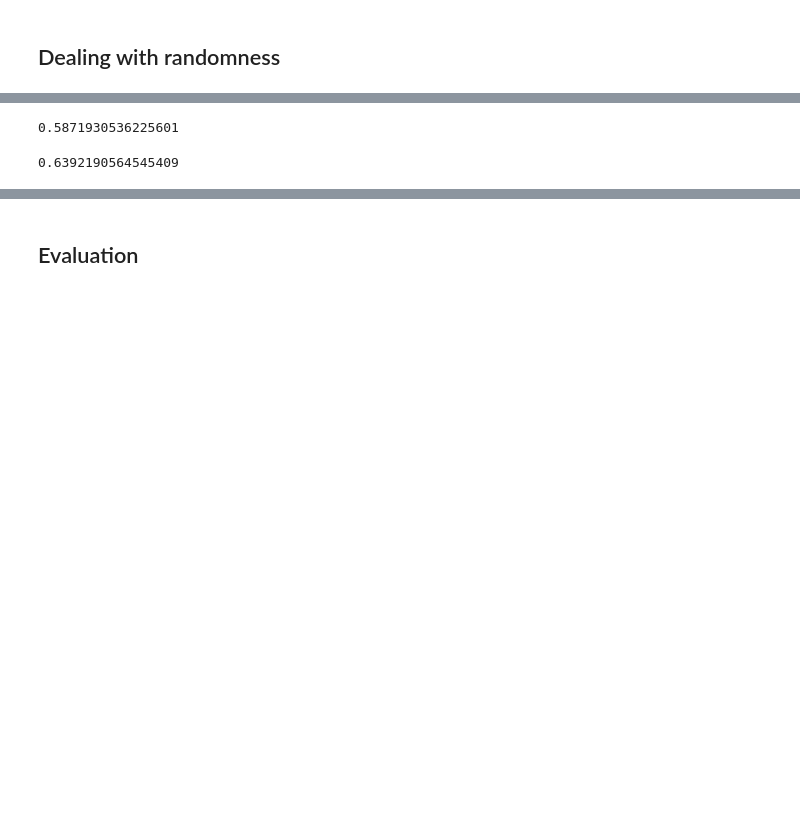
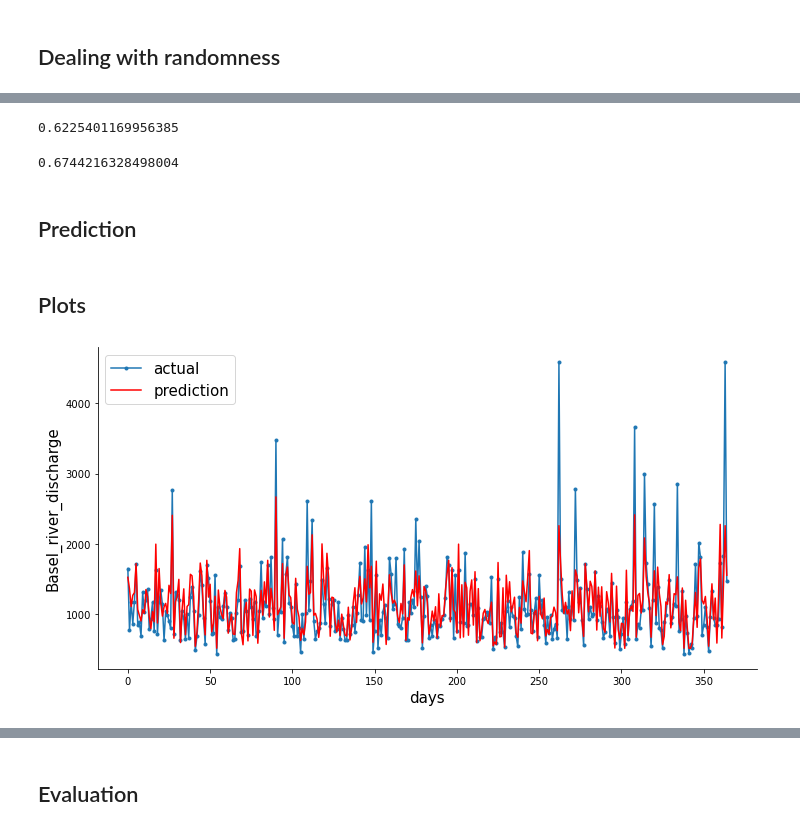
Before and after one commit to Maryam-Afshari/thesis, a Jupyter notebook: LSTM_Basel.ipynb, the cells around one changed output, grey strips where cells are left out. Drawn from its saved outputs; the diff is of its cells as text; code cells hidden in the pictures; blank space fills up the shorter version.

```diff
--- a/LSTM_Basel.ipynb
+++ b/LSTM_Basel.ipynb
@@ -438,18 +479,54 @@ array(None, dtype=object)
 # %%
-# ave NSE
-# I will save the tunned model nse with _ave in the name
-nse = np.array(nse)
-np.save('nse_basel_ave.npy', nse, allow_pickle=True)
+# save NSE
+# hypertunned model nse with _ave in the name
+
+# nse = np.array(nse)
+# np.save('nse_basel_ave_30_2.npy', nse, allow_pickle=True)
 
 # best so far is nse_basel_3
-nse_loaded = np.load('nse_basel_ave.npy',allow_pickle=True)
-np.nanmean(nse_loaded)
+nse_loaded = np.load('nse_basel_ave_30_2.npy',allow_pickle=True)
+np.mean(nse_loaded)
+
+# sd of nse
 # %% [output]
-0.5871930536225601
+0.6225401169956385
 # %%
-# ave KGE
-np.save('kge_basel_ave.npy', kge, allow_pickle=True)
-kge_loaded = np.load('kge_basel_ave.npy',allow_pickle=True)
-np.nanmean(kge_loaded)
+# save KGE
+# hypertunned model nse with _ave in the name
+
+# kge = np.array(kge)
+# np.save('kge_basel_ave_30_2.npy', kge, allow_pickle=True)
+
+kge_loaded = np.load('kge_basel_ave_30_2.npy',allow_pickle=True)
+np.mean(kge_loaded)
+
+# sd of KGE
 # %% [output]
-0.6392190564545409
+0.6744216328498004
+# %% [markdown]
+## Prediction
+# %%
+# https://towardsdatascience.com/time-series-analysis-visualization-forecasting-with-lstm-77a905180eba
+
+Y_df = pd.read_csv("y_pred.csv")
+Y_pred = Y_df.y_pred.values
+Y_test = scaler.inverse_transform(y_test_scaled)
+# %% [markdown]
+## Plots
+# %%
+# comparing actual and predicted values for the last 356 days
+import seaborn as sns
+aa=[x for x in range(365)]
+plt.figure(figsize=(10,5))
+plt.plot(aa, Y_test[:365], marker='.', label="actual")
+plt.plot(aa, Y_pred[:365], 'r', label="prediction")
+# plt.tick_params(left=False, labelleft=True) #remove ticks
+plt.tight_layout()
+sns.despine(top=True)
+plt.subplots_adjust(left=0.07)
+plt.ylabel('Basel_river_discharge', size=15)
+plt.xlabel('days', size=15)
+plt.legend(fontsize=15)
+plt.show();
+# %% [output]
+[figure, added]
```
Also changed, not shown: parts of 71 cells of this notebook.
